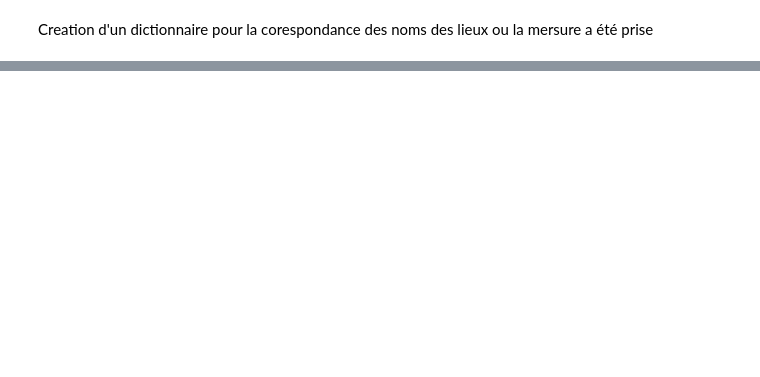
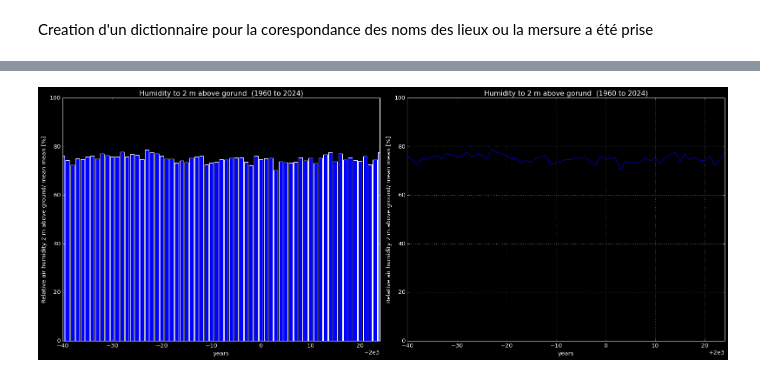
Before and after one commit to Inertie78/StatisticalWeather, a Jupyter notebook: statisticalWeather.ipynb, the cells around one changed output, grey strips where cells are left out. Cells and saved outputs as stored; diff of their text form; code cells hidden in the pictures; blank space fills up the shorter version.

Commit message:
update data and graph

```diff
--- a/statisticalWeather.ipynb
+++ b/statisticalWeather.ipynb
@@ -109,0 +150,3 @@ np.int64(0)
+# %%
+data_frame['reference_timestamp'] = pd.to_datetime(data_frame['reference_timestamp'], format='%d.%m.%Y %H:%M')
+data_frame.head()
@@ -109,0 +155,7 @@ np.int64(0)
+# %%
+
+
+# Suppression des lignes où l'année est inférieure au seuil
+data_frame_1960 = data_frame[data_frame['reference_timestamp'].dt.year >= 1960]
+
+data_frame_1960.head()
@@ -109,0 +171,6 @@ np.int64(0)
+# %%
+df_grouped_1960 = data_frame_1960.groupby(data_frame_1960['reference_timestamp'].dt.year)['ure200d0'].mean().reset_index()
+
+df_grouped_1960.columns = ['year', 'mean']
+
+df_grouped_1960.head()
@@ -109,0 +184,40 @@ np.int64(0)
+# %%
+ligne_ure200d0 = columns_id.loc['ure200d0']  # Retourne les infos de Bob
+
+unit_ure200d0 = ligne_ure200d0['parameter_unit']
+
+X_ure200d0 = df_grouped_1960['year']
+Y_ure200d0 = df_grouped_1960['mean']
+
+#char graph
+plt.style.use("dark_background")
+
+# Création de deux graphiques horizontaux
+fig, axes = plt.subplots(1, 2, figsize=(20, 8))  # 1 ligne, 2 colonnes
+
+plt.xlim(1960, 2024)  # Limite de l'axe X entre 0 et 10
+plt.ylim(0, 100)  # Limite de l'axe Y entre 0 et 100
+
+
+# Premier graphique
+axes[0].bar(X_ure200d0, Y_ure200d0, color='blue')
+axes[0].set_title("Humidity to 2 m above gorund  (1960 to 2024)")
+axes[0].set_xlabel("years")
+axes[0].set_ylabel(dict_nameColumns['ure200d0'].replace('daily', 'mean') + ' [' +  unit_ure200d0 + ']')
+axes[0].set_xlim(1960, 2024)  # Limite de l'axe X entre 0 et 10
+axes[0].set_ylim(0, 100)  # Limite de l'axe Y entre 0 et 100
+
+# Deuxième graphique
+axes[1].plot(X_ure200d0, Y_ure200d0, color='blue')
+axes[1].set_title("Humidity to 2 m above gorund  (1960 to 2024)")
+axes[1].set_xlabel("years")
+axes[1].set_ylabel(dict_nameColumns['ure200d0'].replace('daily', 'mean') + ' [' +  unit_ure200d0 + ']')
+axes[1].set_xlim(1960, 2024)  # Limite de l'axe X entre 0 et 10
+axes[1].set_ylim(0, 100)  # Limite de l'axe Y entre 0 et 100
+axes[1].grid(True)
+
+# Ajustement de l'affichage
+plt.tight_layout()
+plt.show()
+# %% [output]
+[figure, added]
```
Also changed, not shown: parts of 28 cells of this notebook, 1 other file.
